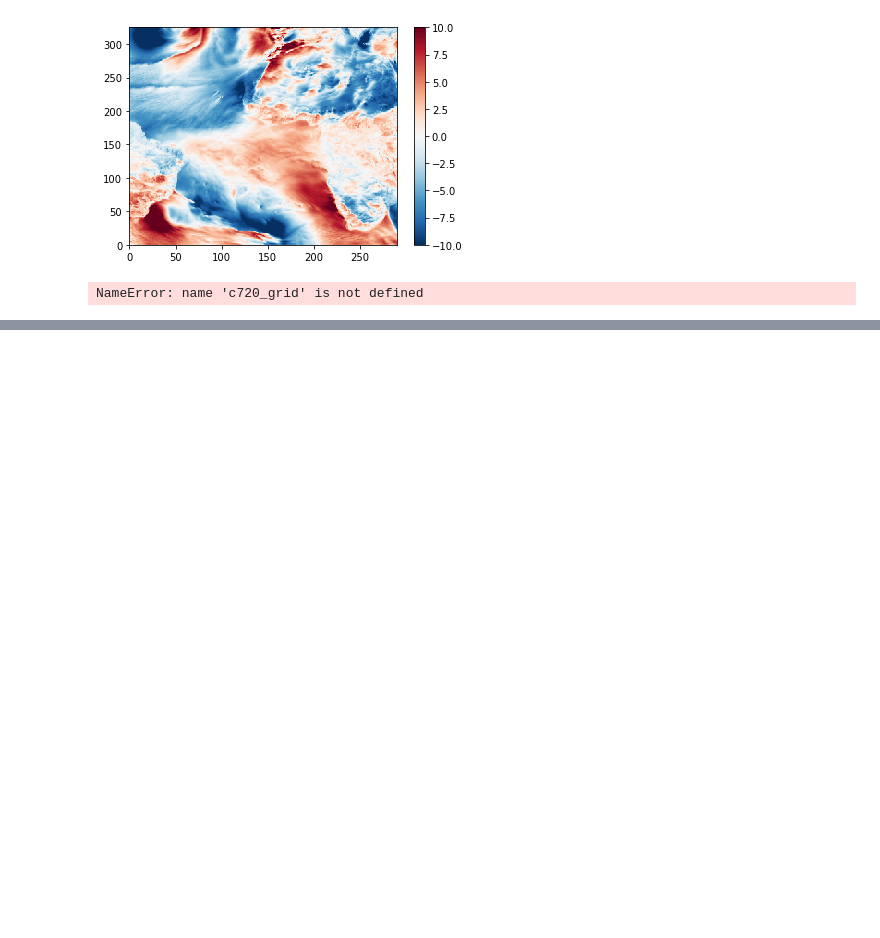
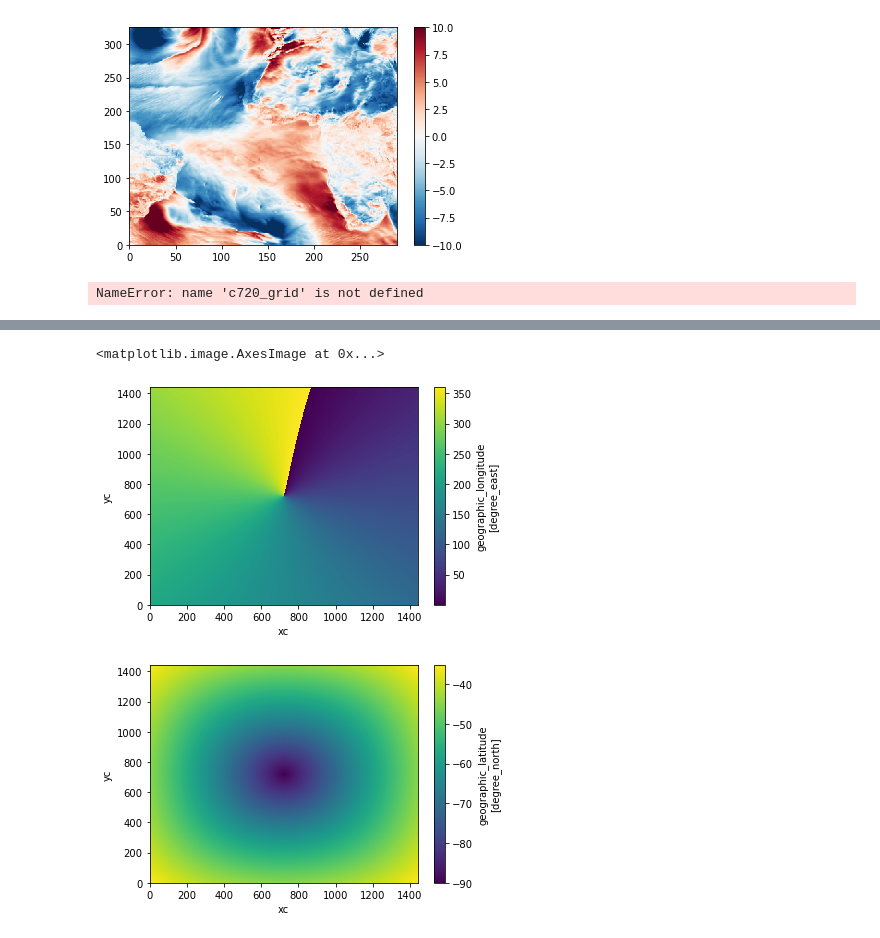
Before and after one commit to LiamBindle/fv3_mass_flux_tools, a Jupyter notebook: Scratch Notebook.ipynb, the cells around one changed output, grey strips where cells are left out. Drawn from its saved outputs; the diff is of its cells as text; code cells hidden in the pictures; blank space fills up the shorter version.

```diff
--- a/Scratch Notebook.ipynb
+++ b/Scratch Notebook.ipynb
@@ -123,0 +141,10 @@ NameError: name 'c720_grid' is not defined
+# %%
+face=5
+plt.figure()
+c720_grid.lons.isel(nf=face).plot.imshow()
+plt.figure()
+c720_grid.lats.isel(nf=face).plot.imshow()
+# %% [output]
+<matplotlib.image.AxesImage at 0x...>
+[figure, added]
+[figure, added]
```
Also changed, not shown: parts of 1 cell of this notebook, 2 other files.
